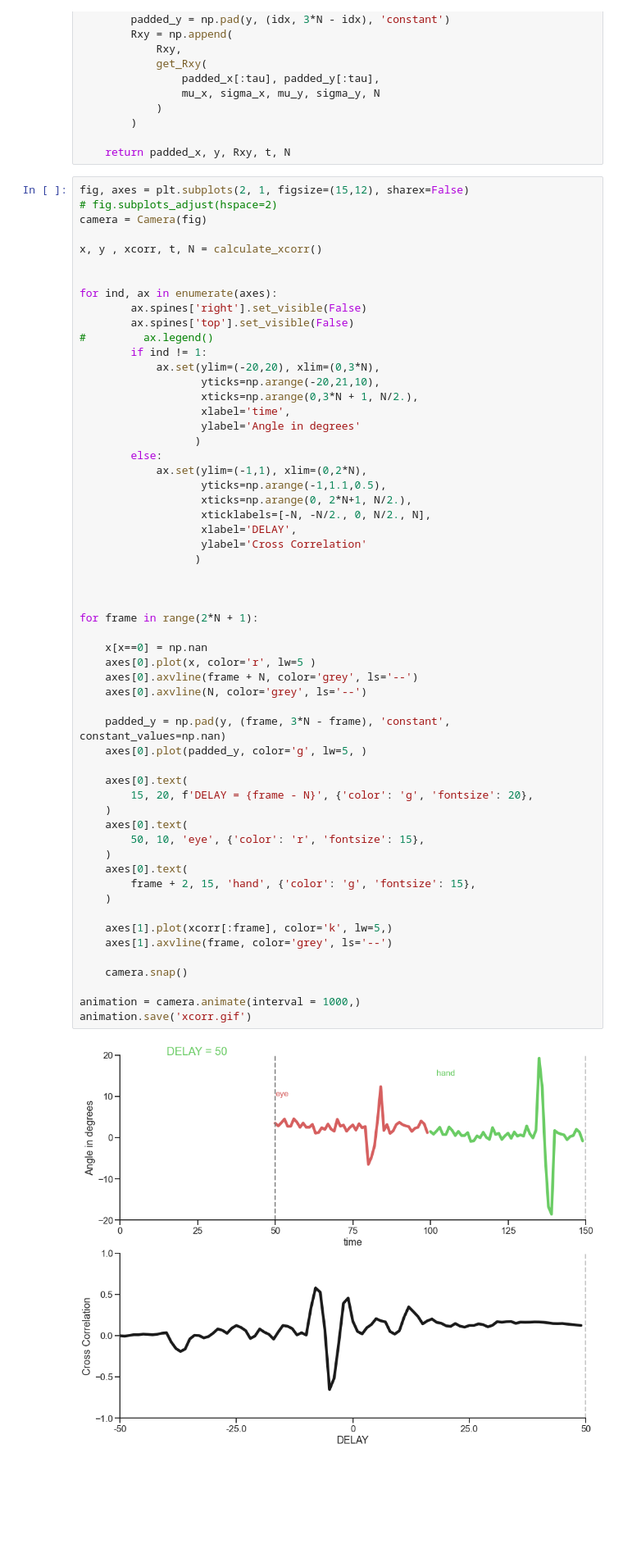
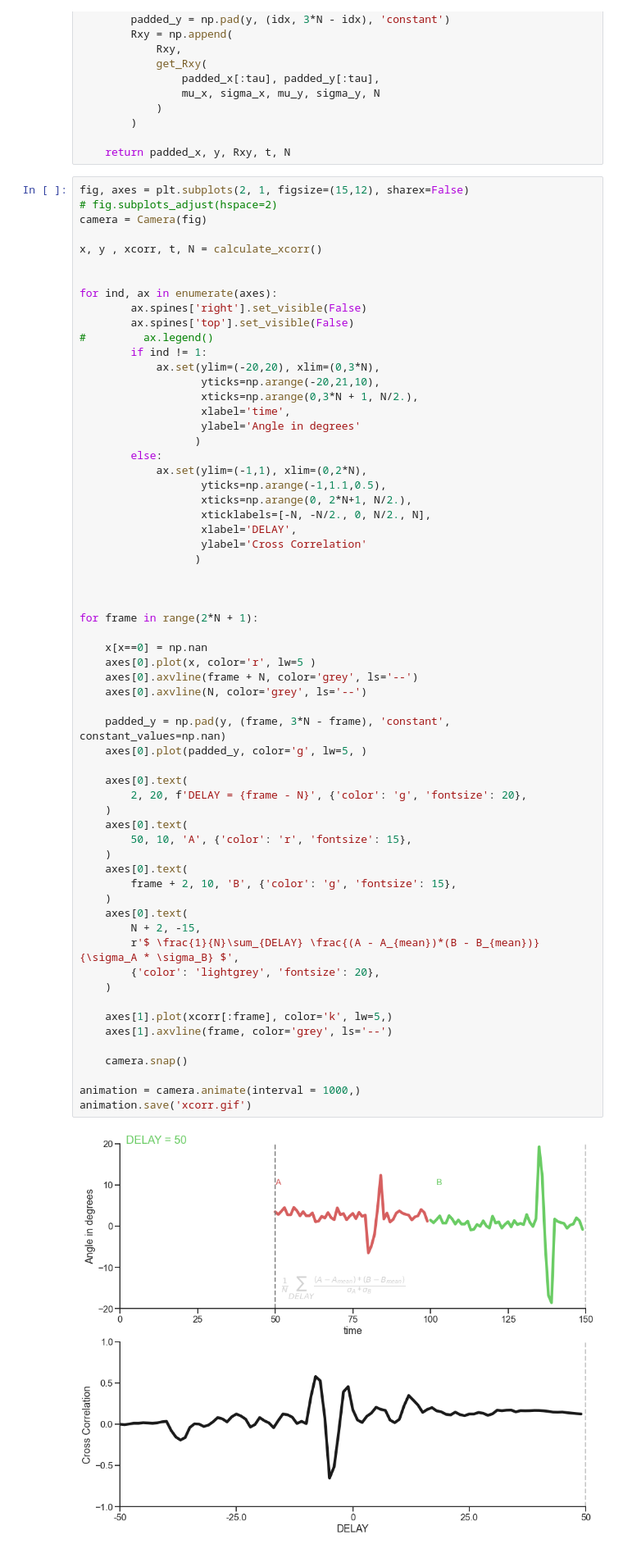
Before and after one commit to ashimakeshava/intuitions, a Jupyter notebook: XCorr.ipynb, the cells around one changed output. Shown at 82% size. Cells and saved outputs as stored; diff of their text form; blank space fills up the shorter version.

```diff
--- a/XCorr.ipynb
+++ b/XCorr.ipynb
@@ -251,34 +251,39 @@ for ind, ax in enumerate(axes):
                    ylabel='Cross Correlation'
                   )
 
 
 
 for frame in range(2*N + 1):
 
     x[x==0] = np.nan
     axes[0].plot(x, color='r', lw=5 )
     axes[0].axvline(frame + N, color='grey', ls='--')
     axes[0].axvline(N, color='grey', ls='--')
 
     padded_y = np.pad(y, (frame, 3*N - frame), 'constant', constant_values=np.nan)
     axes[0].plot(padded_y, color='g', lw=5, )
 
     axes[0].text(
-        15, 20, f'DELAY = {frame - N}', {'color': 'g', 'fontsize': 20},
+        2, 20, f'DELAY = {frame - N}', {'color': 'g', 'fontsize': 20},
     )
     axes[0].text(
-        50, 10, 'eye', {'color': 'r', 'fontsize': 15},
+        50, 10, 'A', {'color': 'r', 'fontsize': 15},
     )
     axes[0].text(
-        frame + 2, 15, 'hand', {'color': 'g', 'fontsize': 15},
+        frame + 2, 10, 'B', {'color': 'g', 'fontsize': 15},
+    )
+    axes[0].text(
+        N + 2, -15,
+        r'$ \frac{1}{N}\sum_{DELAY} \frac{(A - A_{mean})*(B - B_{mean})}{\sigma_A * \sigma_B} $',
+        {'color': 'lightgrey', 'fontsize': 20},
     )
 
     axes[1].plot(xcorr[:frame], color='k', lw=5,)
     axes[1].axvline(frame, color='grey', ls='--')
 
     camera.snap()
 
 animation = camera.animate(interval = 1000,)
 animation.save('xcorr.gif')
 # %% [output]
-[figure, old version]
+[figure, new version]
```
Also changed, not shown: 1 other file.
